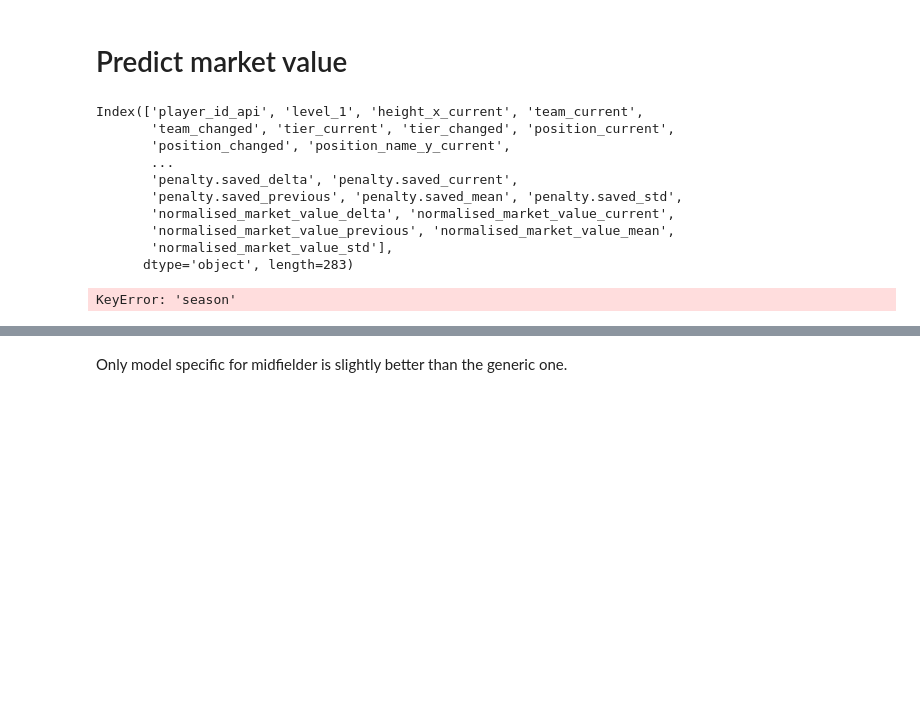
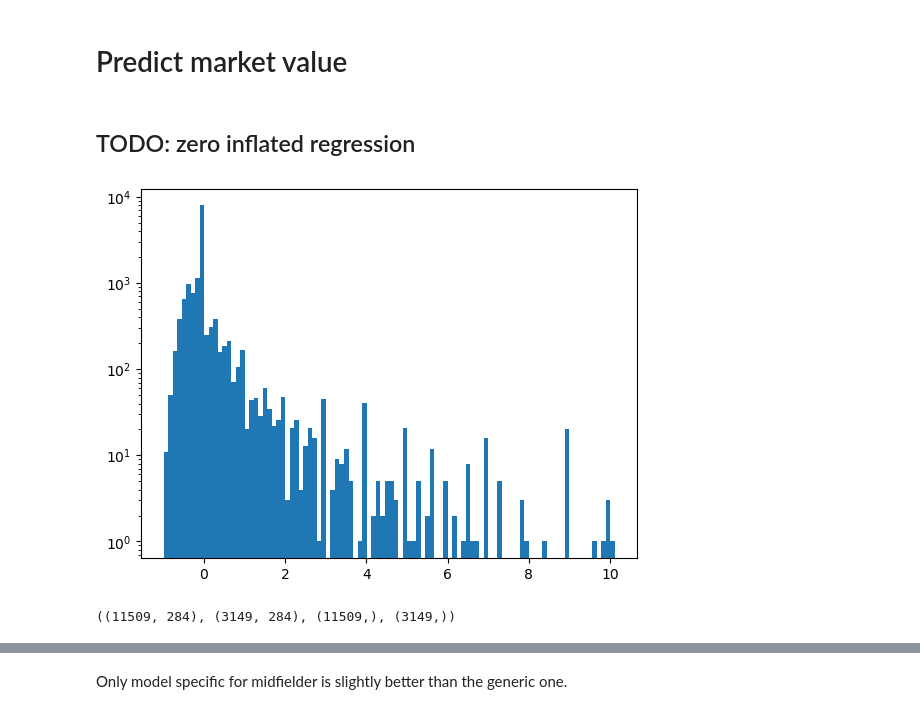
Before and after one commit to GolAITech/models, a Jupyter notebook: notebooks/all_positions_historical.ipynb, the cells around one changed output, grey strips where cells are left out. Drawn from its saved outputs; the diff is of its cells as text; code cells hidden in the pictures; blank space fills up the shorter version.

```diff
--- a/notebooks/all_positions_historical.ipynb
+++ b/notebooks/all_positions_historical.ipynb
@@ -498,7 +512,7 @@ preprocessor = ColumnTransformer(
 # %% [markdown]
 # Predict price bucket
 # %%
-norm_data = clean_data[(np.abs(stats.zscore(clean_data)) < 3)]
+norm_data = clean_data[(np.abs(stats.zscore(clean_data.normalised_market_value_delta)) < 3)]
 min_value = norm_data.normalised_market_value_delta.min()
 max_value = norm_data.normalised_market_value_delta.max()
 value_range = max_value - min_value
@@ -684,12 +682,16 @@ fig.tight_layout()
 plt.show()
 # %% [markdown]
 # Predict market value
+# %% [markdown]
+## TODO: zero inflated regression
 # %%
 from sklearn.metrics import r2_score
 # %%
-plt.hist(players_selected_vars["market_value"], bins=100)
+plt.hist(norm_data["normalised_market_value_delta"], bins=100)
 # plt.xlim((0, 0.5e8))
 plt.yscale("log")
+# %% [output]
+[figure, added]
 # %%
 def r2_adj(model, x, y):
     r2 = model.score(x,y)
@@ -708,24 +710,11 @@ y = np.log(clean_data["normalised_market_value_delta"])
-# %%
-clean_data.columns
-# %% [output]
-Index(['player_id_api', 'level_1', 'height_x_current', 'team_current',
-       'team_changed', 'tier_current', 'tier_changed', 'position_current',
-       'position_changed', 'position_name_y_current',
-       ...
-       'penalty.saved_delta', 'penalty.saved_current',
-       'penalty.saved_previous', 'penalty.saved_mean', 'penalty.saved_std',
-       'normalised_market_value_delta', 'normalised_market_value_current',
-       'normalised_market_value_previous', 'normalised_market_value_mean',
-       'normalised_market_value_std'],
-      dtype='object', length=283)
 # %%
-X_train = X.loc[X["season"] < 2021]
-X_test = X.loc[X["season"] == 2021]
-y_train = y.loc[X["season"] < 2021]
-y_test = y.loc[X["season"] == 2021]
+X_train = X.loc[X["season_current"] < 2021]
+X_test = X.loc[X["season_current"] == 2021]
+y_train = y.loc[X["season_current"] < 2021]
+y_test = y.loc[X["season_current"] == 2021]
 X_train.shape, X_test.shape, y_train.shape, y_test.shape
 # %% [output]
-KeyError: 'season'
+((11509, 284), (3149, 284), (11509,), (3149,))
 # %%
 selectors_train = dict()
 selectors_test = dict()
```
Also changed, not shown: parts of 19 cells of this notebook.
